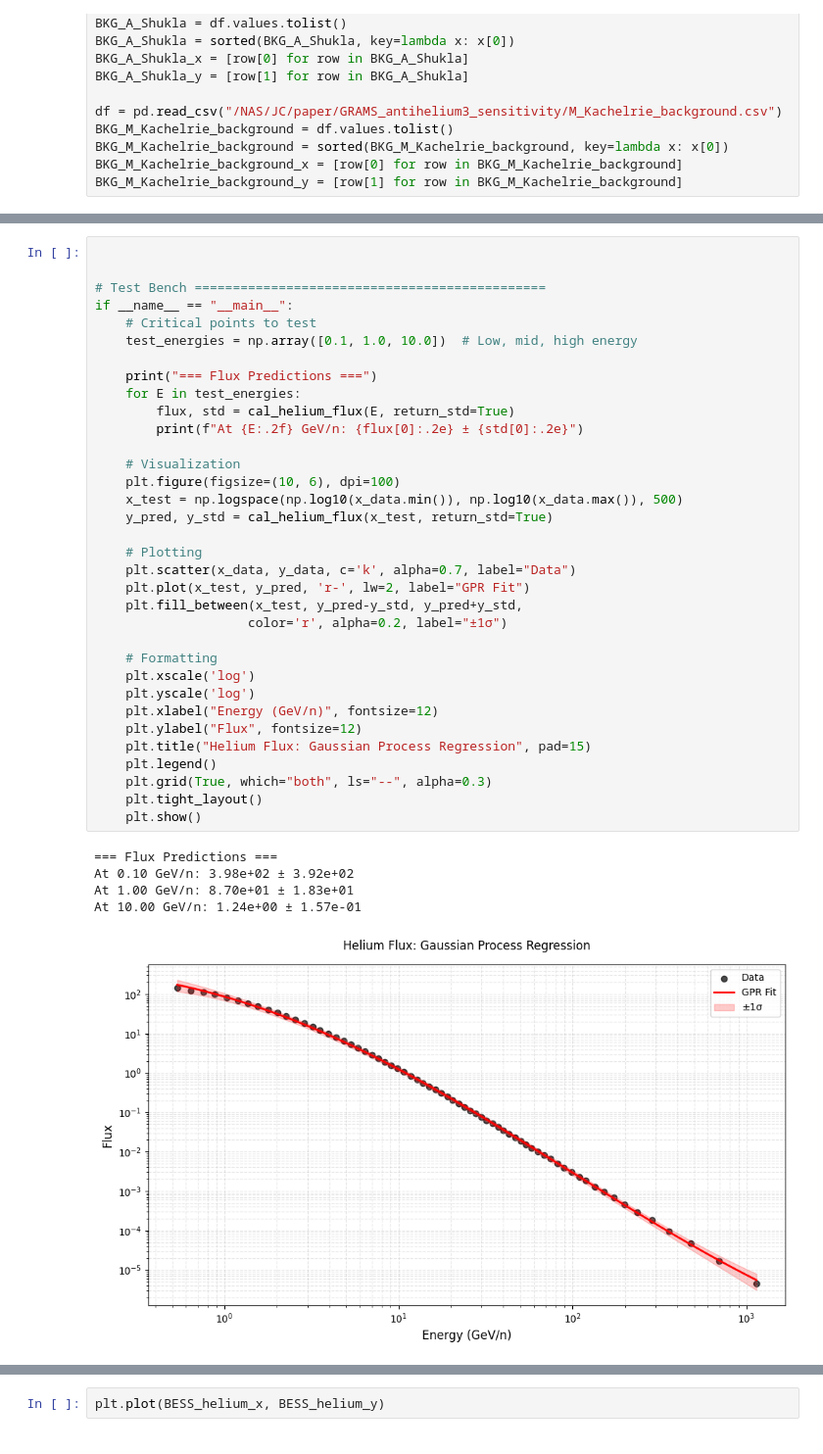
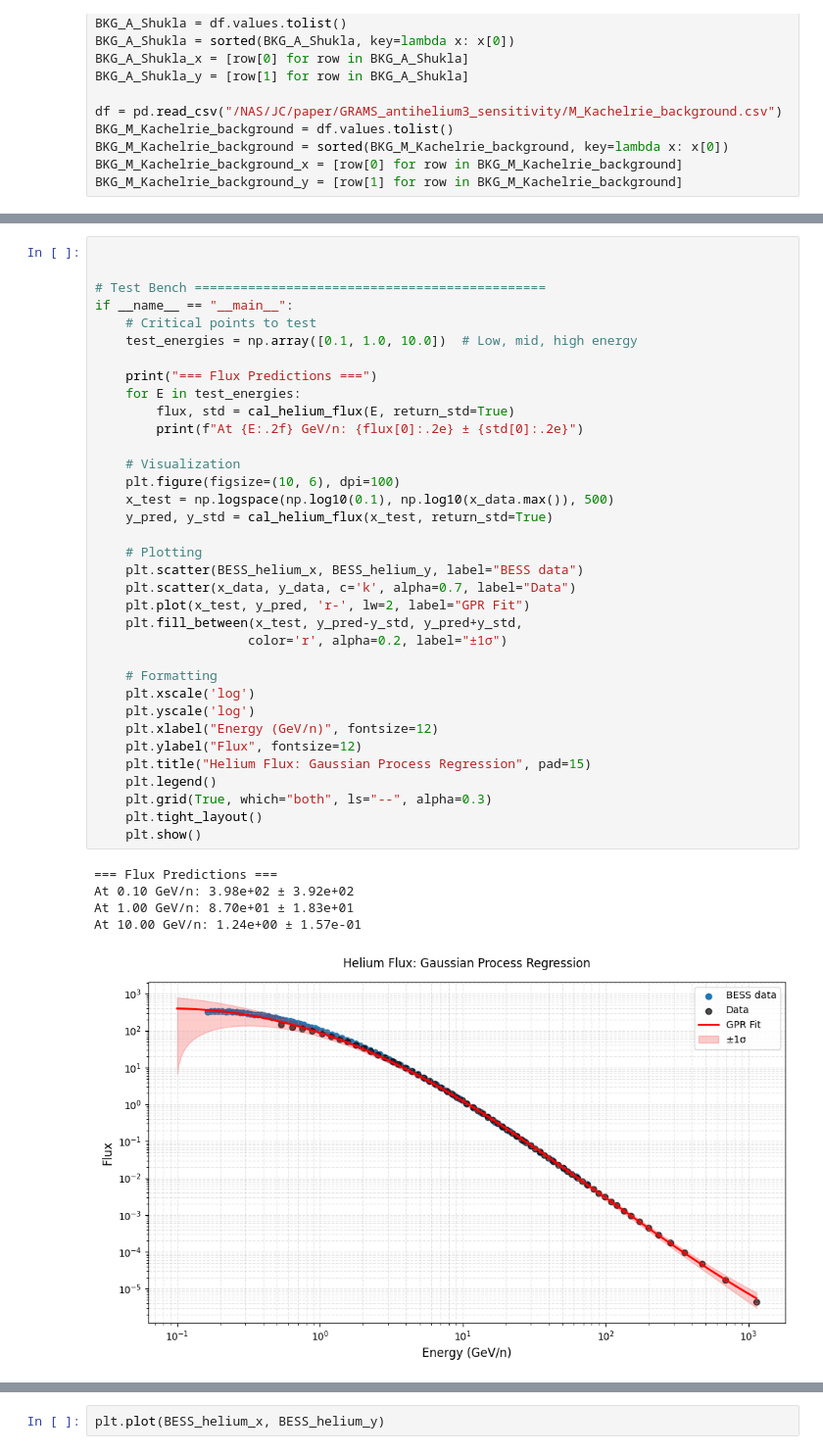
Before and after one commit to Eclipsedclaw/GRAMS, a Jupyter notebook: analysis/2023_Paper/flux_plot.ipynb, the cells around one changed output, grey strips where cells are left out. Shown at 98% size. Cells and saved outputs as stored; diff of their text form.

```diff
--- a/analysis/2023_Paper/flux_plot.ipynb
+++ b/analysis/2023_Paper/flux_plot.ipynb
@@ -555,35 +586,36 @@ if __name__ == "__main__":
     print("=== Flux Predictions ===")
     for E in test_energies:
         flux, std = cal_helium_flux(E, return_std=True)
         print(f"At {E:.2f} GeV/n: {flux[0]:.2e} ± {std[0]:.2e}")
 
     # Visualization
     plt.figure(figsize=(10, 6), dpi=100)
-    x_test = np.logspace(np.log10(x_data.min()), np.log10(x_data.max()), 500)
+    x_test = np.logspace(np.log10(0.1), np.log10(x_data.max()), 500)
     y_pred, y_std = cal_helium_flux(x_test, return_std=True)
 
     # Plotting
+    plt.scatter(BESS_helium_x, BESS_helium_y, label="BESS data")
     plt.scatter(x_data, y_data, c='k', alpha=0.7, label="Data")
     plt.plot(x_test, y_pred, 'r-', lw=2, label="GPR Fit")
     plt.fill_between(x_test, y_pred-y_std, y_pred+y_std,
                     color='r', alpha=0.2, label="±1σ")
 
     # Formatting
     plt.xscale('log')
     plt.yscale('log')
     plt.xlabel("Energy (GeV/n)", fontsize=12)
     plt.ylabel("Flux", fontsize=12)
     plt.title("Helium Flux: Gaussian Process Regression", pad=15)
     plt.legend()
     plt.grid(True, which="both", ls="--", alpha=0.3)
     plt.tight_layout()
     plt.show()
 # %% [output]
 === Flux Predictions ===
 At 0.10 GeV/n: 3.98e+02 ± 3.92e+02
 At 1.00 GeV/n: 8.70e+01 ± 1.83e+01
 At 10.00 GeV/n: 1.24e+00 ± 1.57e-01
-[figure, old version]
+[figure, new version]
 # %%
 import matplotlib.pyplot as plt
 import numpy as np
```
Also changed, not shown: parts of 6 cells of this notebook.
